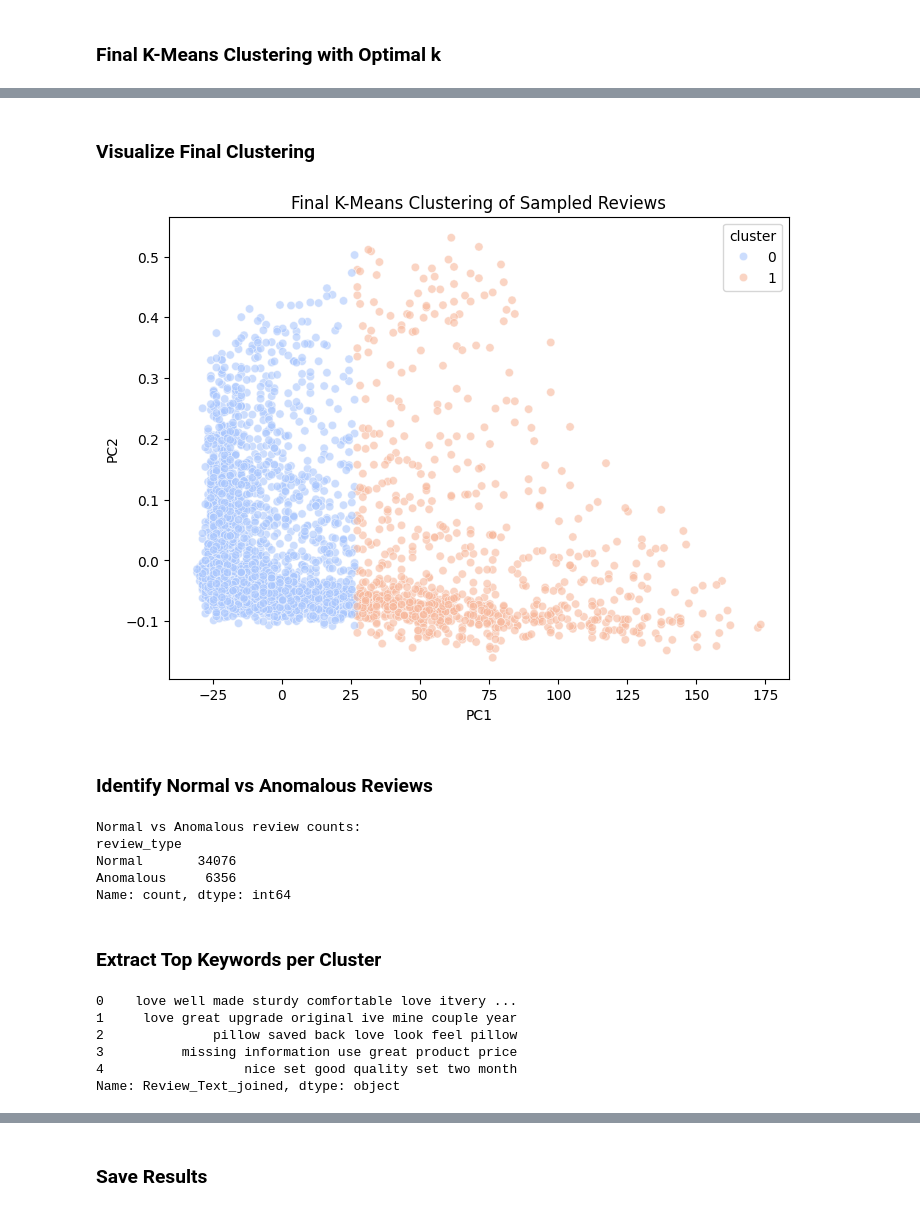
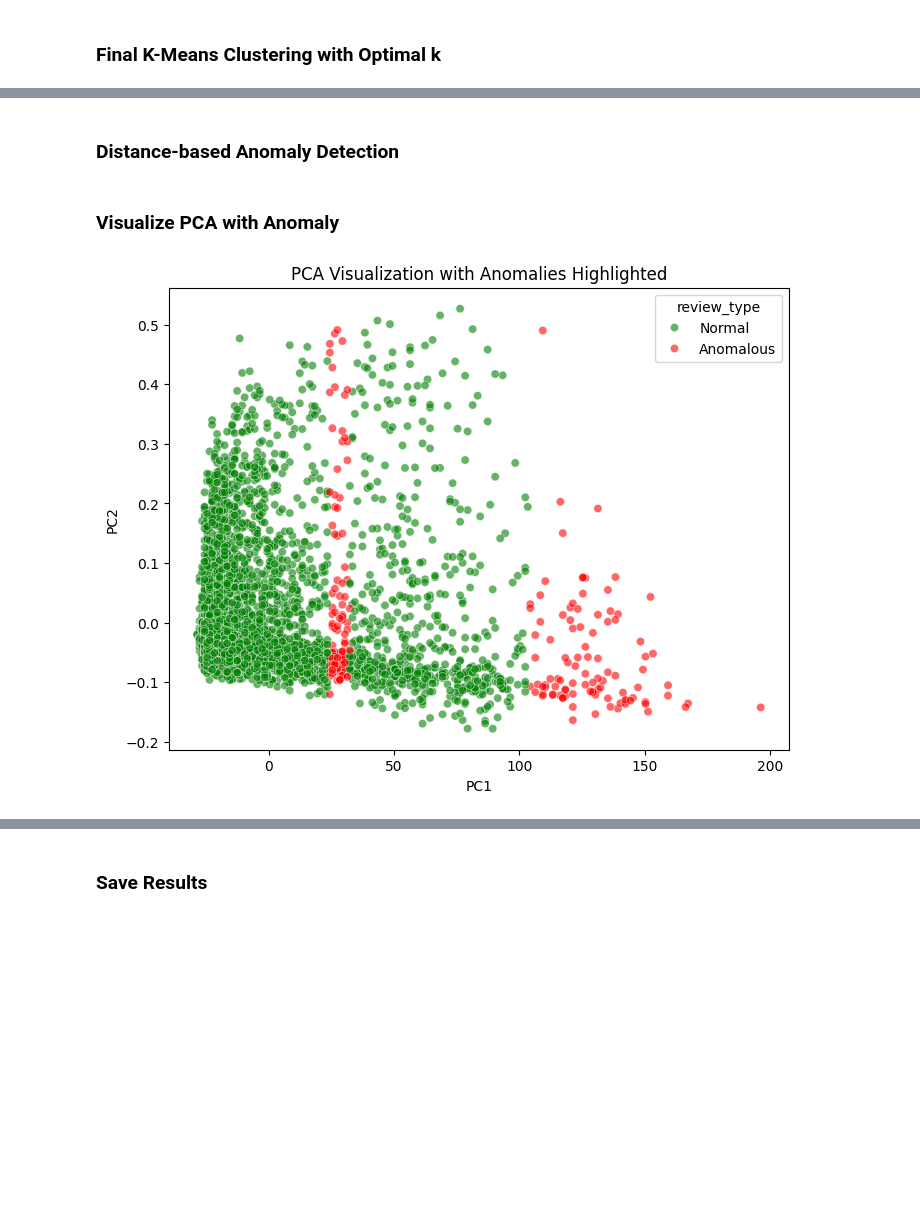
Before and after one commit to siieegee/fake-review-detection-tool, a Jupyter notebook: 03_clustering_pso.ipynb, the cells around one changed output, grey strips where cells are left out. Cells and saved outputs as stored; diff of their text form; code cells hidden in the pictures; blank space fills up the shorter version.

```diff
--- a/03_clustering_pso.ipynb
+++ b/03_clustering_pso.ipynb
@@ -126,52 +88,25 @@ Name: count, dtype: int64
 # %% [markdown]
-### Visualize Final Clustering
+### Distance-based Anomaly Detection
 # %%
-plt.figure(figsize=(8, 6))
-sns.scatterplot(
-    x=features_2d[:, 0],
-    y=features_2d[:, 1],
-    hue=df['cluster'].iloc[sampled_indices],
-    palette='coolwarm',
-    alpha=0.6
-)
-plt.title('Final K-Means Clustering of Sampled Reviews')
-plt.xlabel('PC1')
-plt.ylabel('PC2')
-plt.show()
+distances = []
+for i in range(final_features.shape[0]):
+    cluster = df.loc[i, 'cluster']
+    centroid = kmeans_final.cluster_centers_[cluster]
+    # Flatten sparse row to 1D array
+    dist = euclidean(final_features[i].toarray().ravel(), centroid)
+    distances.append(dist)
+
+df['distance_to_centroid'] = distances
+threshold = np.percentile(distances, 95)  # top 5% farthest points = anomalous
+df['review_type'] = df['distance_to_centroid'].apply(lambda x: 'Anomalous' if x > threshold else 'Normal')
-# %% [output]
-[figure, removed]
 # %% [markdown]
-### Identify Normal vs Anomalous Reviews
+### Visualize PCA with Anomaly
 # %%
-# Assume the largest cluster represents "Normal" reviews
-largest_cluster = df['cluster'].value_counts().idxmax()
-
-df['review_type'] = df['cluster'].apply(
-    lambda x: 'Normal' if x == largest_cluster else 'Anomalous'
-)
-
-print("\nNormal vs Anomalous review counts:")
-print(df['review_type'].value_counts())
+plt.figure(figsize=(8,6))
+sns.scatterplot(x=features_2d[:,0], y=features_2d[:,1], hue=df['review_type'].iloc[sampled_indices], palette=['green','red'], alpha=0.6)
+plt.title("PCA Visualization with Anomalies Highlighted")
+plt.xlabel("PC1")
+plt.ylabel("PC2")
+plt.show()
 # %% [output]
-Normal vs Anomalous review counts:
-review_type
-Normal       34076
-Anomalous     6356
-Name: count, dtype: int64
+[figure, added]
-# %% [markdown]
-### Extract Top Keywords per Cluster
-# %%
-# Convert the string representation of a list into a single string
-df['Review_Text_joined'] = df['processed_review'].apply(
-    lambda tokens: ' '.join(eval(tokens)) if isinstance(tokens, str) else ' '.join(tokens)
-)
-
-# Example
-print(df['Review_Text_joined'].head())
-# %% [output]
-0    love well made sturdy comfortable love itvery ...
-1     love great upgrade original ive mine couple year
-2              pillow saved back love look feel pillow
-3          missing information use great product price
-4                  nice set good quality set two month
-Name: Review_Text_joined, dtype: object
```
Also changed, not shown: parts of 13 cells of this notebook, 8 other files.
